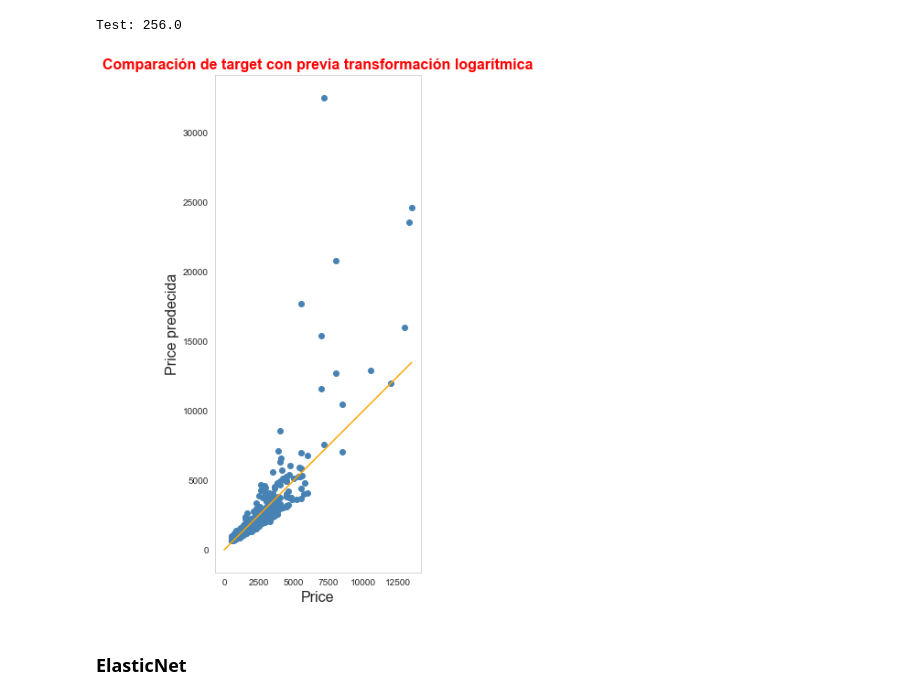
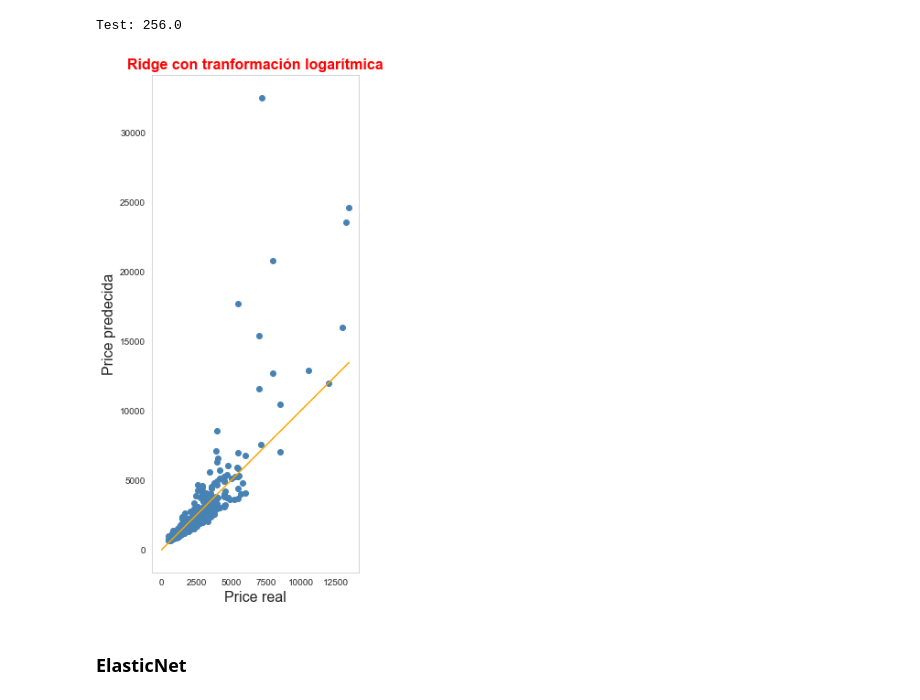
Before and after one commit to carlosarreguib/PROYECTO_1, a Jupyter notebook: MachineLearming.ipynb, the cells around one changed output. Cells and saved outputs as stored; diff of their text form; code cells hidden in the pictures.

```diff
--- a/MachineLearming.ipynb
+++ b/MachineLearming.ipynb
@@ -305,16 +303,16 @@ print("Test:",mean_absolute_error(predict_y,test_y).round(2))
 Test: 256.0
 # %%
 plt.figure(figsize=(10,10))
-plt.title(com_target_trans,fontsize=16,color='red',fontweight="bold")
+plt.title("Ridge con tranformación logarítmica",fontsize=16,color='red',fontweight="bold")
 plt.scatter(test_y, predict_y,color="steelblue")
 plt.plot(range(test_y.max()),range(test_y.max()),color="orange")
 plt.axis('scaled')
-plt.xlabel('Price',fontsize=16)
+plt.xlabel('Price real',fontsize=16)
 plt.ylabel('Price predecida',fontsize=16)
 plt.grid(ls='--',lw=0.7)
 plt.show()
 # %% [output]
-[figure, old version]
+[figure, new version]
 # %% [markdown]
 ### ElasticNet
 # %%
```
Also changed, not shown: parts of 44 cells of this notebook.
